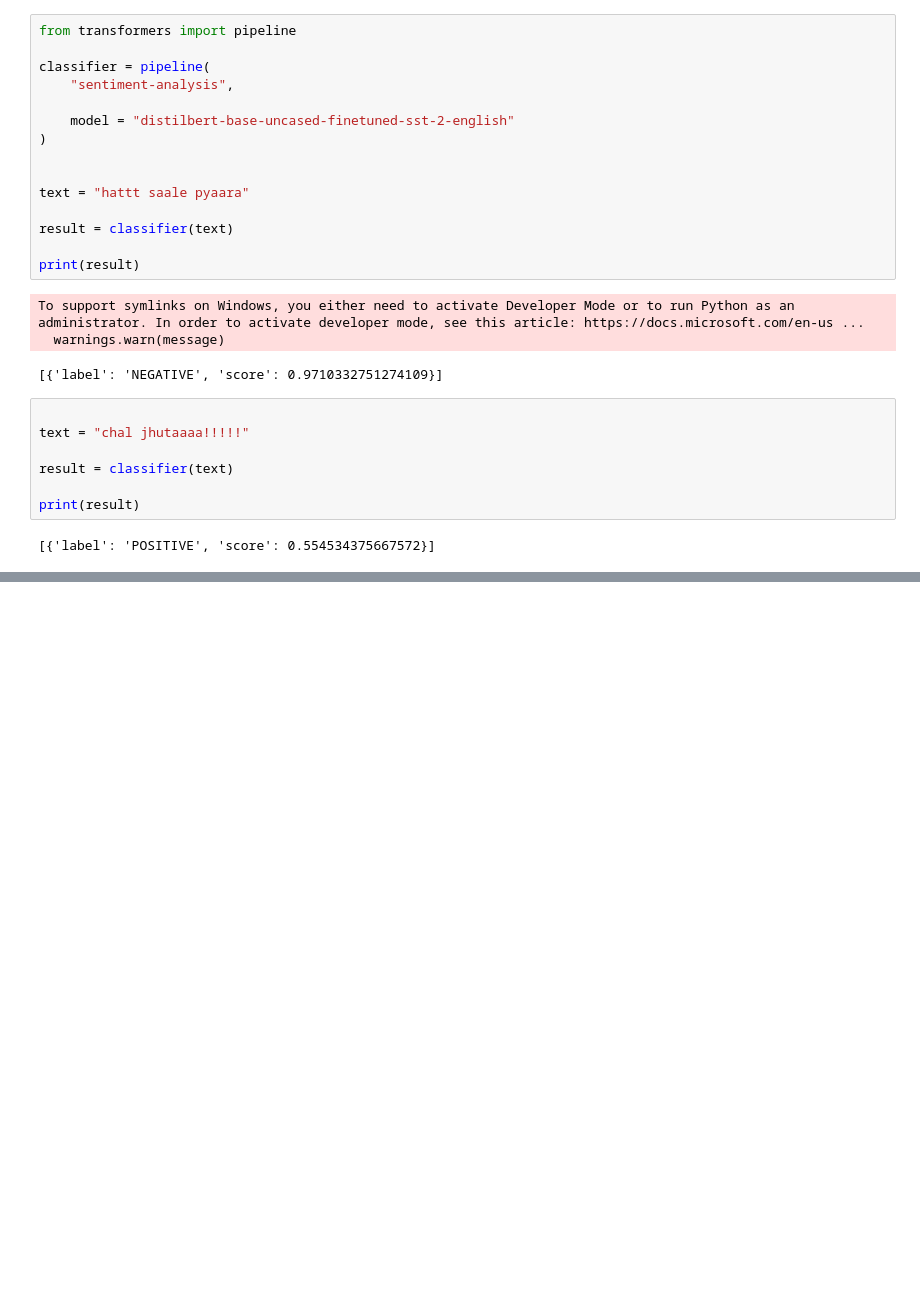
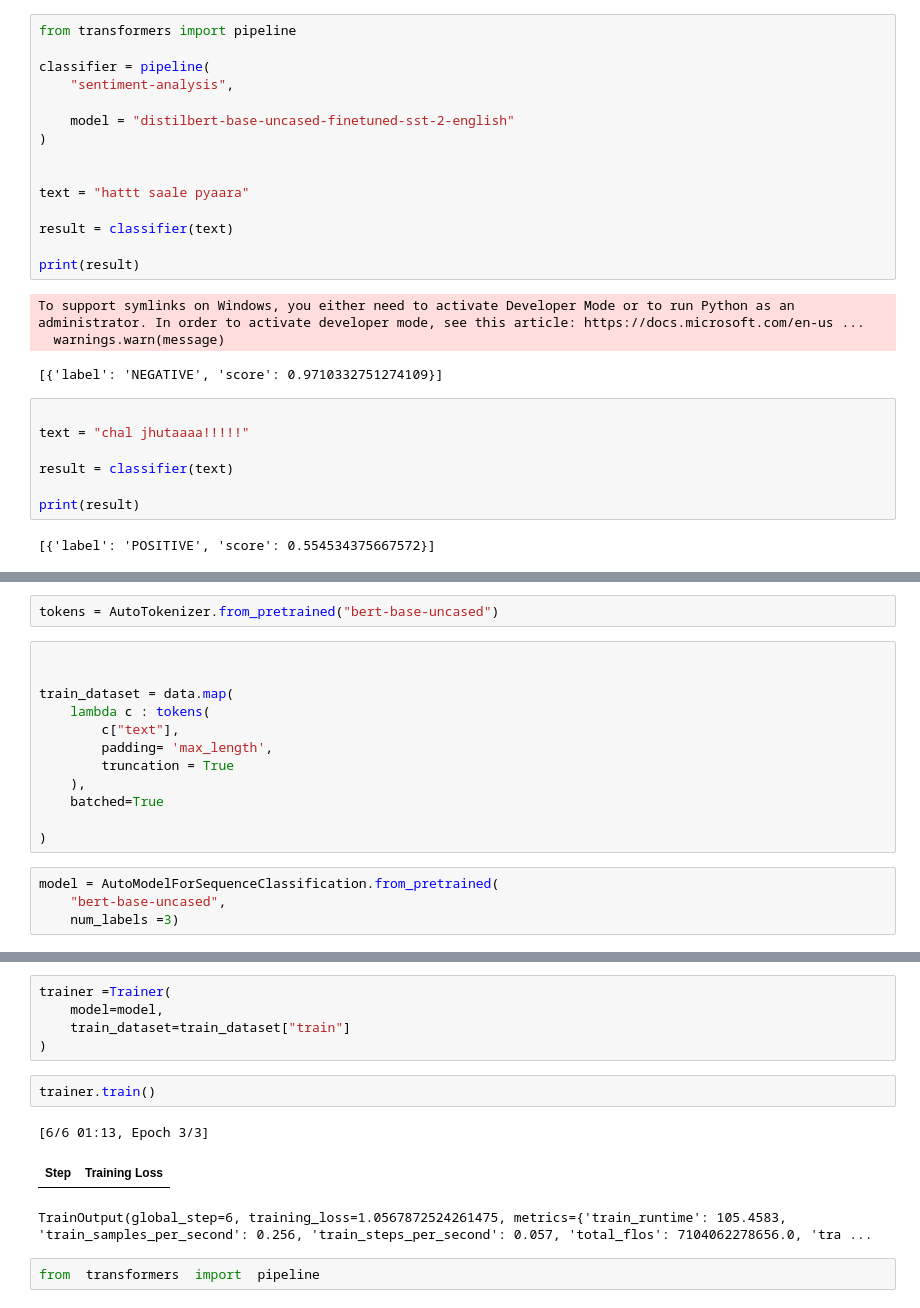
Before and after one commit to Bitmaze-13/Training_Assessment, a Jupyter notebook: Week 4/transformer.ipynb, the cells around one changed output, grey strips where cells are left out. Saved outputs shown, nothing was run; the diff lists cells and outputs as text; blank space fills up the shorter version.

```diff
--- a/Week 4/transformer.ipynb
+++ b/Week 4/transformer.ipynb
@@ -28,0 +127,18 @@ print(result)
+# %%
+tokens = AutoTokenizer.from_pretrained("bert-base-uncased")
+# %%
+
+
+train_dataset = data.map(
+    lambda c : tokens(
+        c["text"],
+        padding= 'max_length',
+        truncation = True
+    ),
+    batched=True
+
+)
+# %%
+model = AutoModelForSequenceClassification.from_pretrained(
+    "bert-base-uncased",
+    num_labels =3)
@@ -28,0 +162,13 @@ print(result)
+# %%
+trainer =Trainer(
+    model=model,
+    train_dataset=train_dataset["train"]
+)
+# %%
+trainer.train()
+# %% [output]
+[6/6 01:13, Epoch 3/3]
+| Step | Training Loss |
+TrainOutput(global_step=6, training_loss=1.0567872524261475, metrics={'train_runtime': 105.4583, 'train_samples_per_second': 0.256, 'train_steps_per_second': 0.057, 'total_flos': 7104062278656.0, 'tra ...
+# %%
+from  transformers  import  pipeline
```
Also changed, not shown: parts of 10 cells of this notebook, 3 other files.
